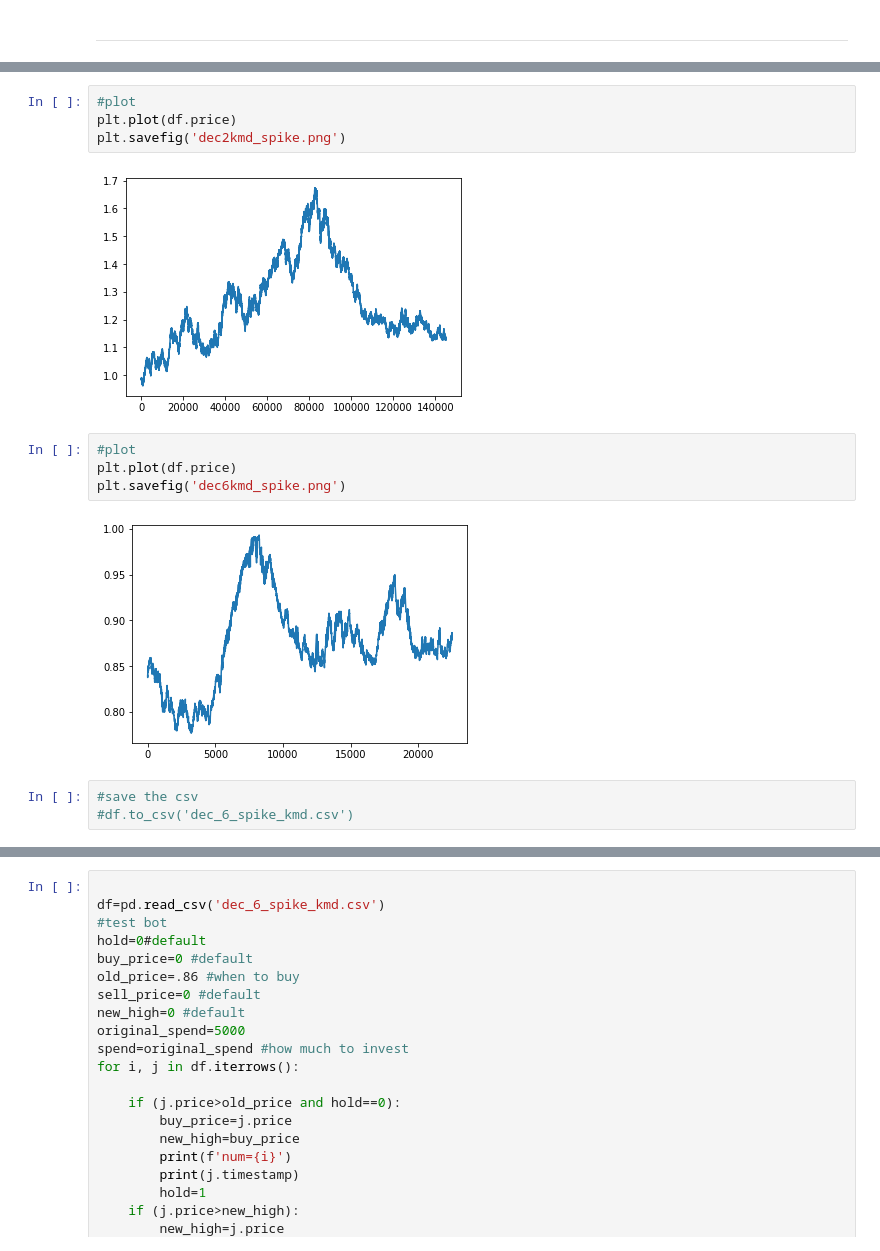
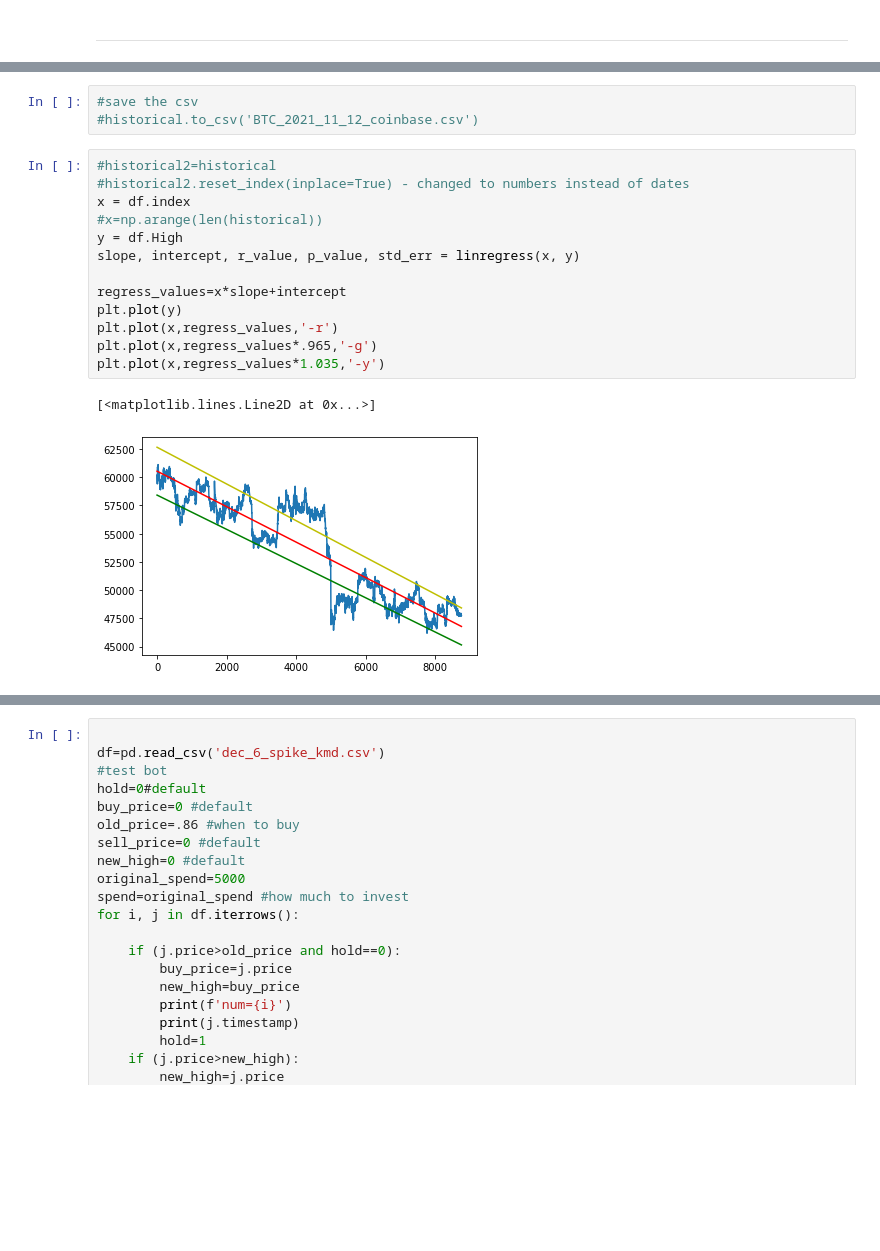
Before and after one commit to julia-claira/crypto, a Jupyter notebook: historical_data.ipynb, the cells around one changed output, grey strips where cells are left out. Cells and saved outputs as stored; diff of their text form; blank space fills up the shorter version.

```diff
--- a/historical_data.ipynb
+++ b/historical_data.ipynb
@@ -217,15 +194,19 @@ plt.plot(df.price)
-# %%
-#plot
-plt.plot(df.price)
-plt.savefig('dec2kmd_spike.png')
-# %% [output]
-[figure, removed]
-# %%
-#plot
-plt.plot(df.price)
-plt.savefig('dec6kmd_spike.png')
-# %% [output]
-[figure, removed]
 # %%
 #save the csv
-#df.to_csv('dec_6_spike_kmd.csv')
+#historical.to_csv('BTC_2021_11_12_coinbase.csv')
+# %%
+#historical2=historical
+#historical2.reset_index(inplace=True) - changed to numbers instead of dates
+x = df.index
+#x=np.arange(len(historical))
+y = df.High
+slope, intercept, r_value, p_value, std_err = linregress(x, y)
+
+regress_values=x*slope+intercept
+plt.plot(y)
+plt.plot(x,regress_values,'-r')
+plt.plot(x,regress_values*.965,'-g')
+plt.plot(x,regress_values*1.035,'-y')
+# %% [output]
+[<matplotlib.lines.Line2D at 0x...>]
+[figure, added]
```
Also changed, not shown: parts of 27 cells of this notebook, 15 other files.
